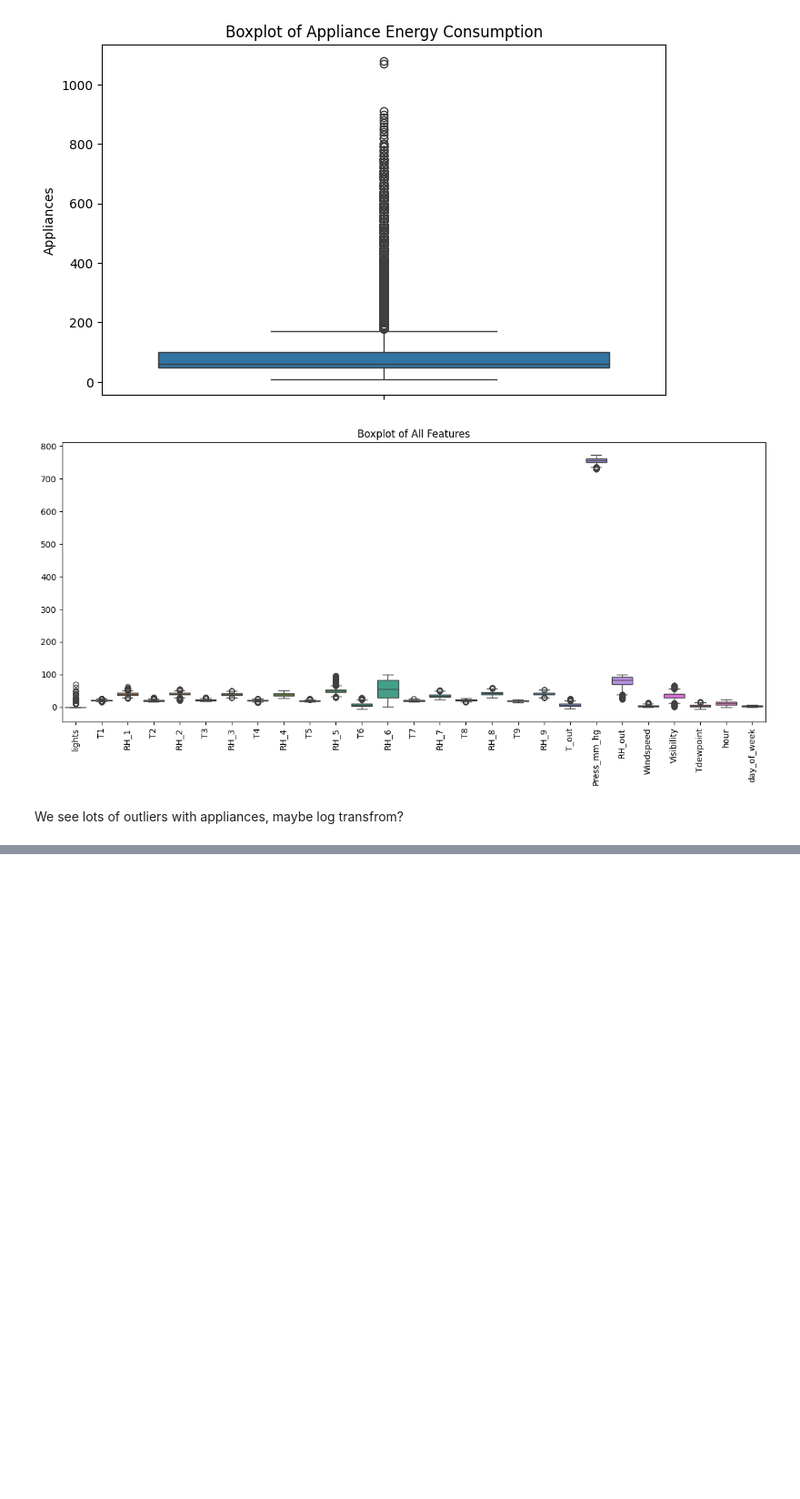
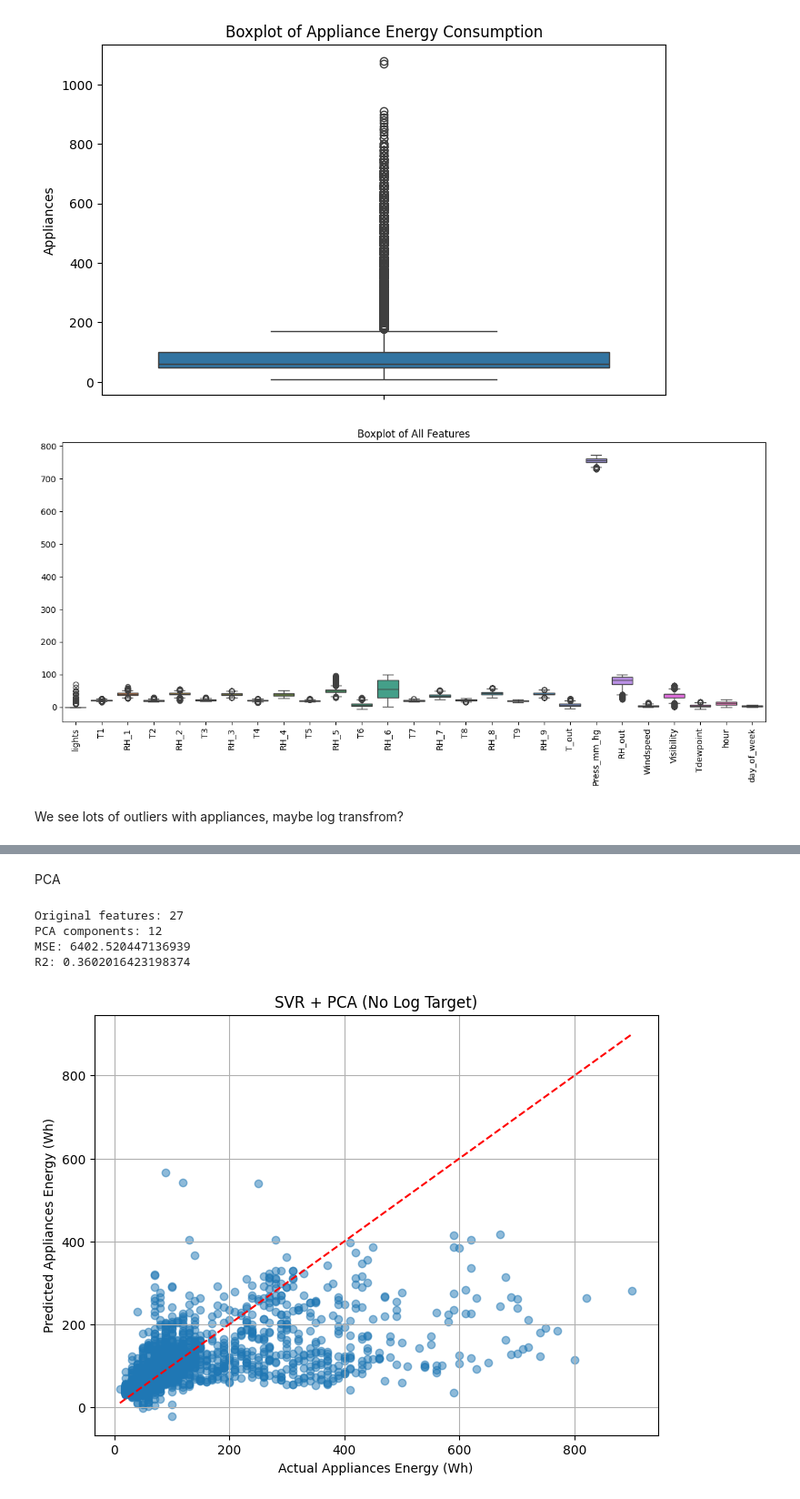
Before and after one commit to MasonLeeCity123/Introduction-to-AI-groupwork, a Jupyter notebook: MasonNotebook.ipynb, the cells around one changed output, grey strips where cells are left out. Shown at 91% size. Saved outputs shown, nothing was run; the diff lists cells and outputs as text; code cells hidden in the pictures; blank space fills up the shorter version.

```diff
--- a/MasonNotebook.ipynb
+++ b/MasonNotebook.ipynb
@@ -502,0 +573,70 @@ We see lots of outliers with appliances, maybe log transfrom?
+# %% [markdown]
+PCA
+# %%
+
+
+
+X = data.drop(columns=['Appliances'])
+y = data['Appliances']
+
+X_train, X_test, y_train, y_test = train_test_split(
+    X, y, test_size=0.2, random_state=42
+)
+
+
+scaler_X = StandardScaler()
+X_train_scaled = scaler_X.fit_transform(X_train)
+X_test_scaled = scaler_X.transform(X_test)
+
+
+pca = PCA(n_components=0.95, random_state=42)
+X_train_pca = pca.fit_transform(X_train_scaled)
+X_test_pca = pca.transform(X_test_scaled)
+
+print("Original features:", X_train.shape[1])
+print("PCA components:", X_train_pca.shape[1])
+
+
+scaler_y = StandardScaler()
+y_train_scaled = scaler_y.fit_transform(
+    y_train.values.reshape(-1, 1)
+).ravel()
+
+
+svr = SVR(kernel='rbf', C=100, epsilon=0.1)
+svr.fit(X_train_pca, y_train_scaled)
+
+
+y_pred_scaled = svr.predict(X_test_pca)
+
+
+y_pred = scaler_y.inverse_transform(
+    y_pred_scaled.reshape(-1, 1)
+).ravel()
+
+
+mse = mean_squared_error(y_test, y_pred)
+r2 = r2_score(y_test, y_pred)
+
+print("MSE:", mse)
+print("R2:", r2)
+
+
+plt.figure(figsize=(8, 6))
+plt.scatter(y_test, y_pred, alpha=0.5)
+plt.plot(
+    [y_test.min(), y_test.max()],
+    [y_test.min(), y_test.max()],
+    'r--'
+)
+plt.xlabel('Actual Appliances Energy (Wh)')
+plt.ylabel('Predicted Appliances Energy (Wh)')
+plt.title('SVR + PCA (No Log Target)')
+plt.grid(True)
+plt.show()
+# %% [output]
+Original features: 27
+PCA components: 12
+MSE: 6402.520447136939
+R2: 0.3602016423198374
+[figure, added]
```
Also changed, not shown: parts of 8 cells of this notebook.
